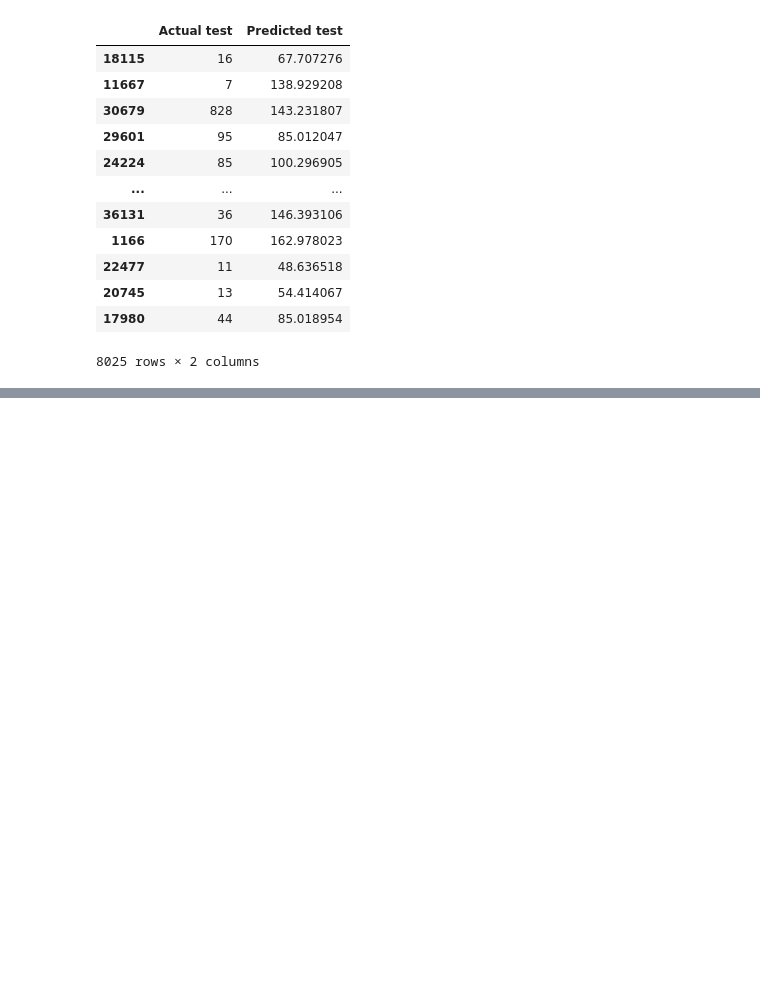
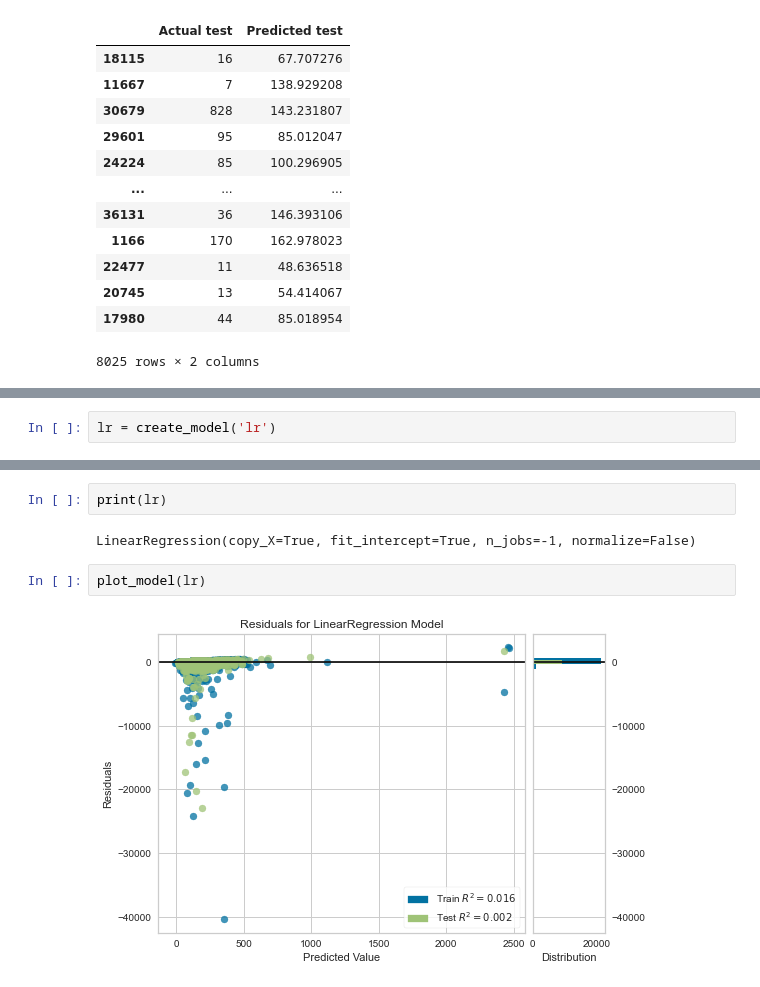
Before and after one commit to vishalkashyap95/DataAnalyst_Internship_learning, a Jupyter notebook: final_findings/predict_time_with_xray_type.ipynb, the cells around one changed output, grey strips where cells are left out. Saved outputs shown, nothing was run; the diff lists cells and outputs as text; blank space fills up the shorter version.

```diff
--- a/final_findings/predict_time_with_xray_type.ipynb
+++ b/final_findings/predict_time_with_xray_type.ipynb
@@ -194,0 +326,2 @@ diff
+# %%
+lr = create_model('lr')
@@ -194,0 +342,8 @@ diff
+# %%
+print(lr)
+# %% [output]
+LinearRegression(copy_X=True, fit_intercept=True, n_jobs=-1, normalize=False)
+# %%
+plot_model(lr)
+# %% [output]
+[figure, added]
```
Also changed, not shown: parts of 30 cells of this notebook, 10 other files.
